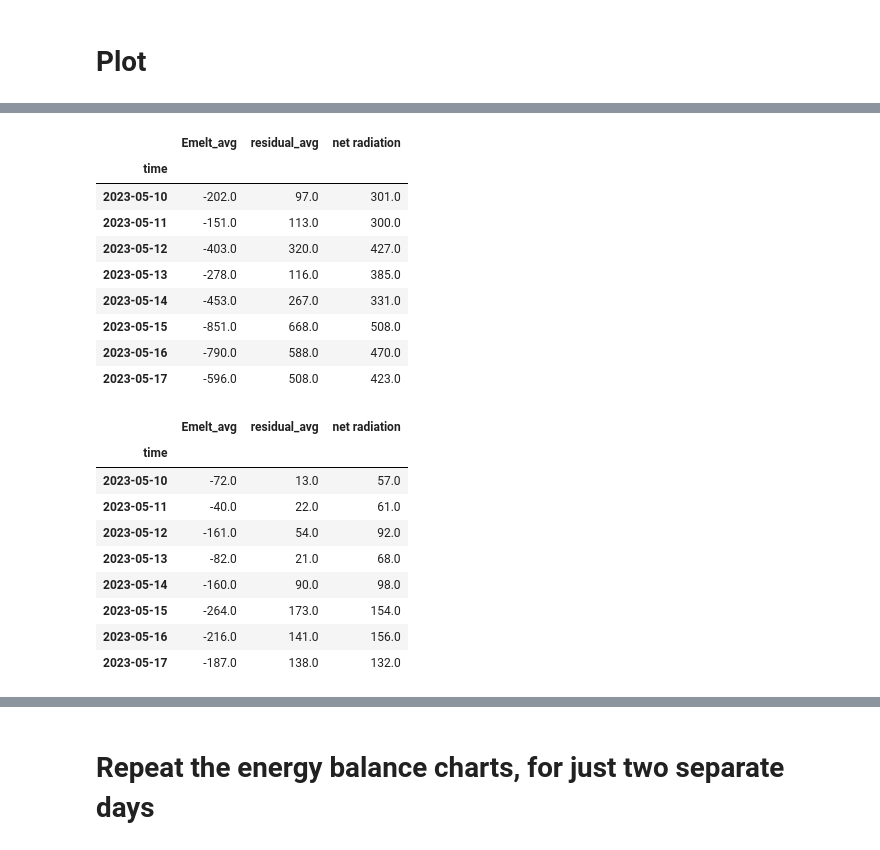
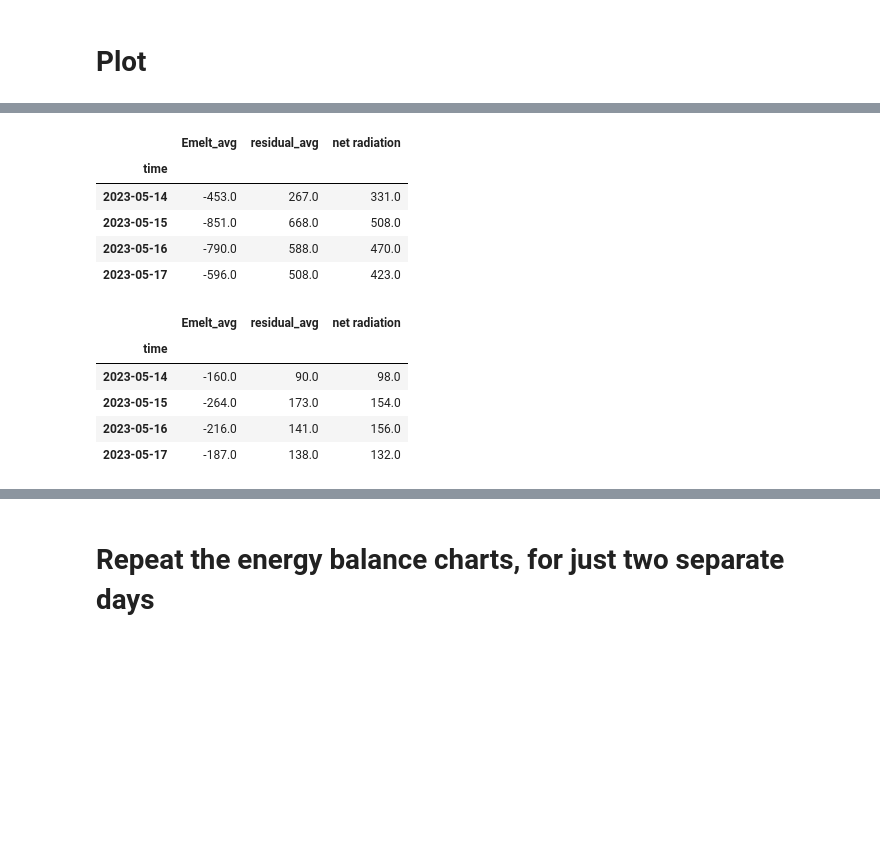
Before and after one commit to elischwat/sublimationofsnow, a Jupyter notebook: analysis/paper3/lidar_data/extract_e_melt.ipynb, the cells around one changed output, grey strips where cells are left out. Drawn from its saved outputs; the diff is of its cells as text; code cells hidden in the pictures; blank space fills up the shorter version.

```diff
--- a/analysis/paper3/lidar_data/extract_e_melt.ipynb
+++ b/analysis/paper3/lidar_data/extract_e_melt.ipynb
@@ -1100,29 +1121,21 @@ energy_balance_df['Emelt_avg'] = energy_balance_df[[
 # %%
 round(energy_balance_df[['Emelt_avg', 'residual_avg', 'net radiation']].resample('24H').apply({
     'Emelt_avg': 'min',
     'residual_avg': 'max',
     'net radiation': 'max',
-}))
+})).iloc[4:]
 # %% [output]
 |  | Emelt_avg | residual_avg | net radiation |
 | time |  |  |  |
-| 2023-05-10 | -202.0 | 97.0 | 301.0 |
-| 2023-05-11 | -151.0 | 113.0 | 300.0 |
-| 2023-05-12 | -403.0 | 320.0 | 427.0 |
-| 2023-05-13 | -278.0 | 116.0 | 385.0 |
 | 2023-05-14 | -453.0 | 267.0 | 331.0 |
 | 2023-05-15 | -851.0 | 668.0 | 508.0 |
 | 2023-05-16 | -790.0 | 588.0 | 470.0 |
 | 2023-05-17 | -596.0 | 508.0 | 423.0 |
 # %%
-round(energy_balance_df[['Emelt_avg', 'residual_avg', 'net radiation']].resample('24H').mean())
+round(energy_balance_df[['Emelt_avg', 'residual_avg', 'net radiation']].resample('24H').mean()).iloc[4:]
 # %% [output]
 |  | Emelt_avg | residual_avg | net radiation |
 | time |  |  |  |
-| 2023-05-10 | -72.0 | 13.0 | 57.0 |
-| 2023-05-11 | -40.0 | 22.0 | 61.0 |
-| 2023-05-12 | -161.0 | 54.0 | 92.0 |
-| 2023-05-13 | -82.0 | 21.0 | 68.0 |
 | 2023-05-14 | -160.0 | 90.0 | 98.0 |
 | 2023-05-15 | -264.0 | 173.0 | 154.0 |
 | 2023-05-16 | -216.0 | 141.0 | 156.0 |
```
Also changed, not shown: parts of 2 cells of this notebook.
